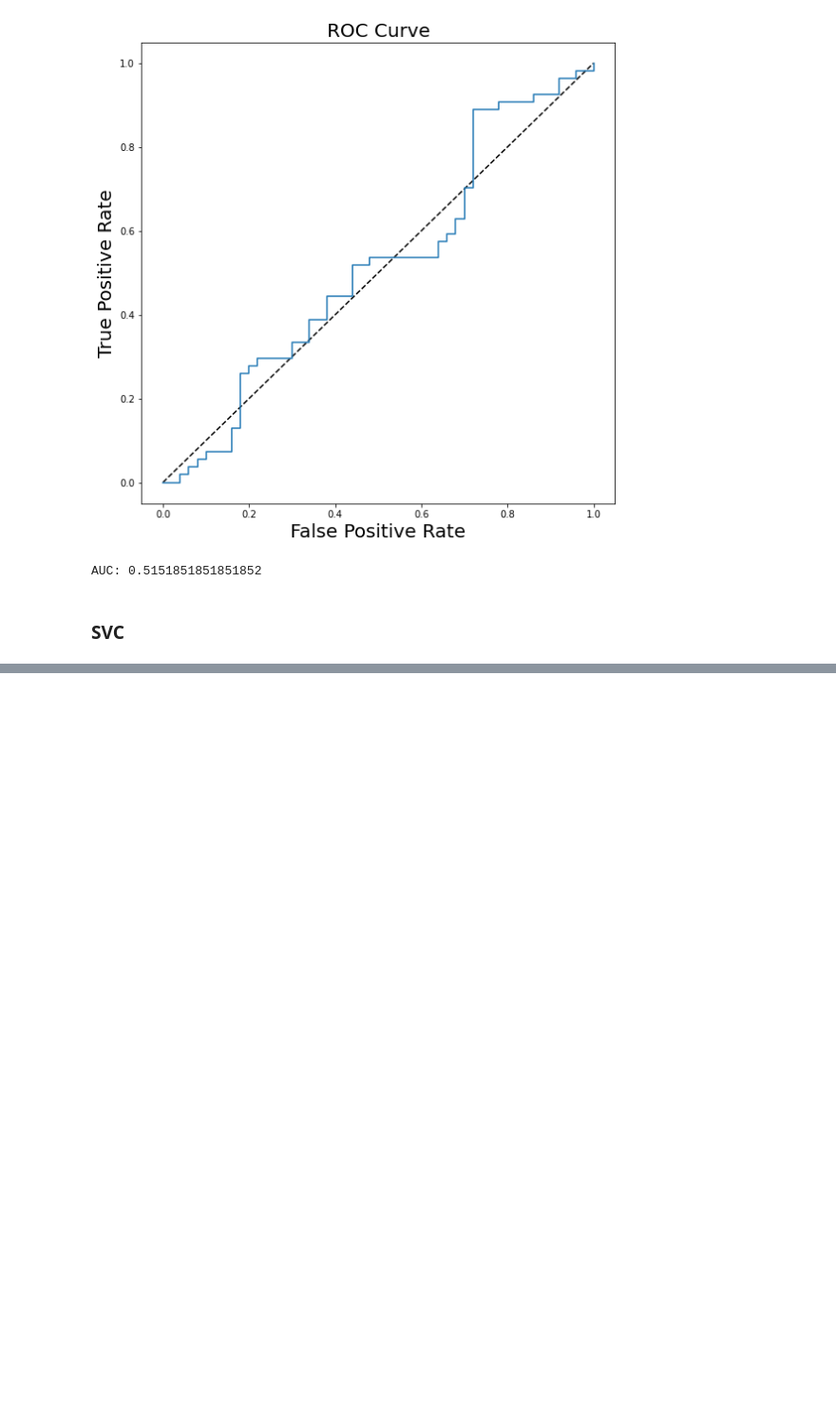
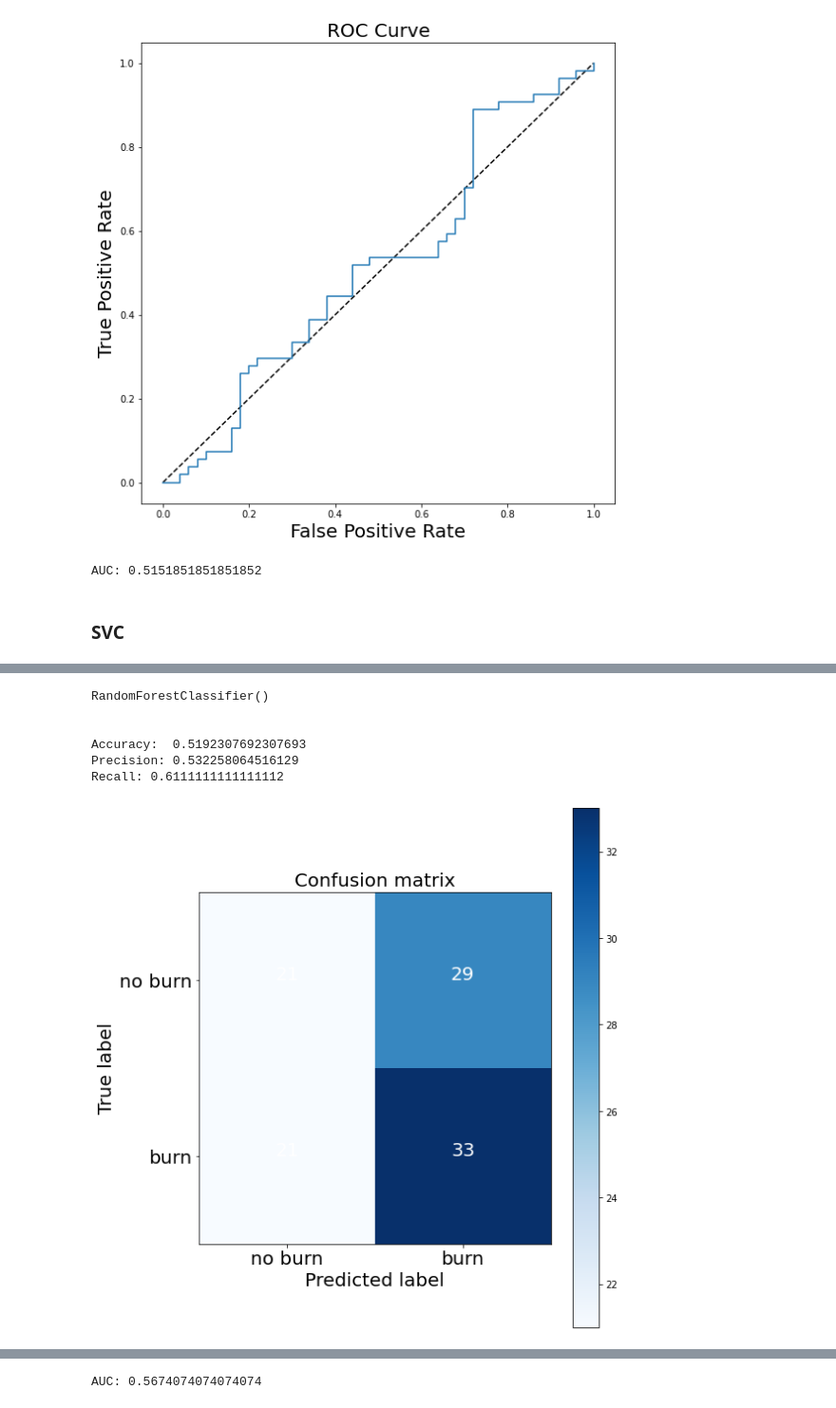
Before and after one commit to sarat9892/Forest_Fire_Damage_Prediction, a Jupyter notebook: firesReport_Classification.ipynb, the cells around one changed output, grey strips where cells are left out. Shown at 95% size. Drawn from its saved outputs; the diff is of its cells as text; code cells hidden in the pictures; blank space fills up the shorter version.

```diff
--- a/firesReport_Classification.ipynb
+++ b/firesReport_Classification.ipynb
@@ -566,0 +580,18 @@ AUC: 0.5394444444444444
+# %%
+model = None
+model = RandomForestClassifier().fit(XTrain, YTrain['burn'])
+
+print (model)
+print('\n')
+
+evaluateModel(model, XTest, YTest)
+confusionMatrix(model, XTest, YTest)
+ROCCurve(model, XTest, YTest)
+# %% [output]
+RandomForestClassifier()
+
+
+Accuracy:  0.5192307692307693
+Precision: 0.532258064516129
+Recall: 0.6111111111111112
+[figure, added]
@@ -566,0 +599 @@ AUC: 0.5394444444444444
+AUC: 0.5674074074074074
```
Also changed, not shown: parts of 20 cells of this notebook.
